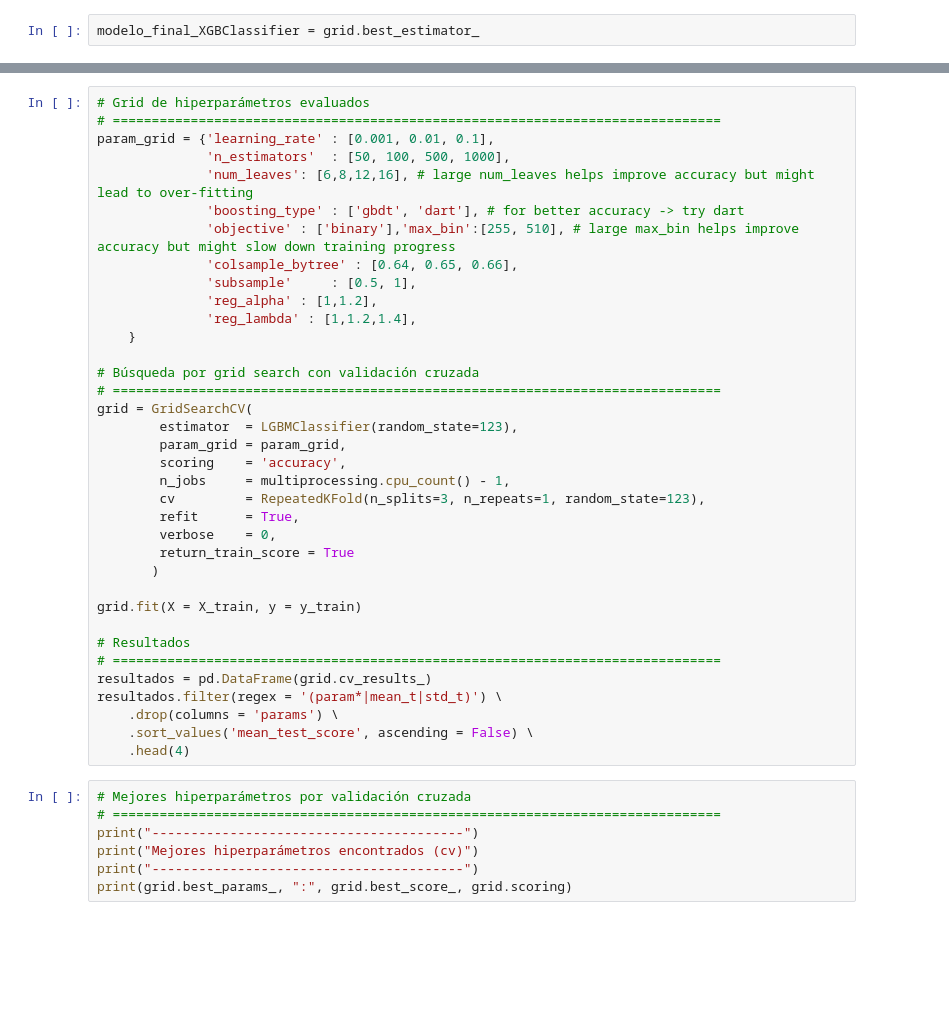
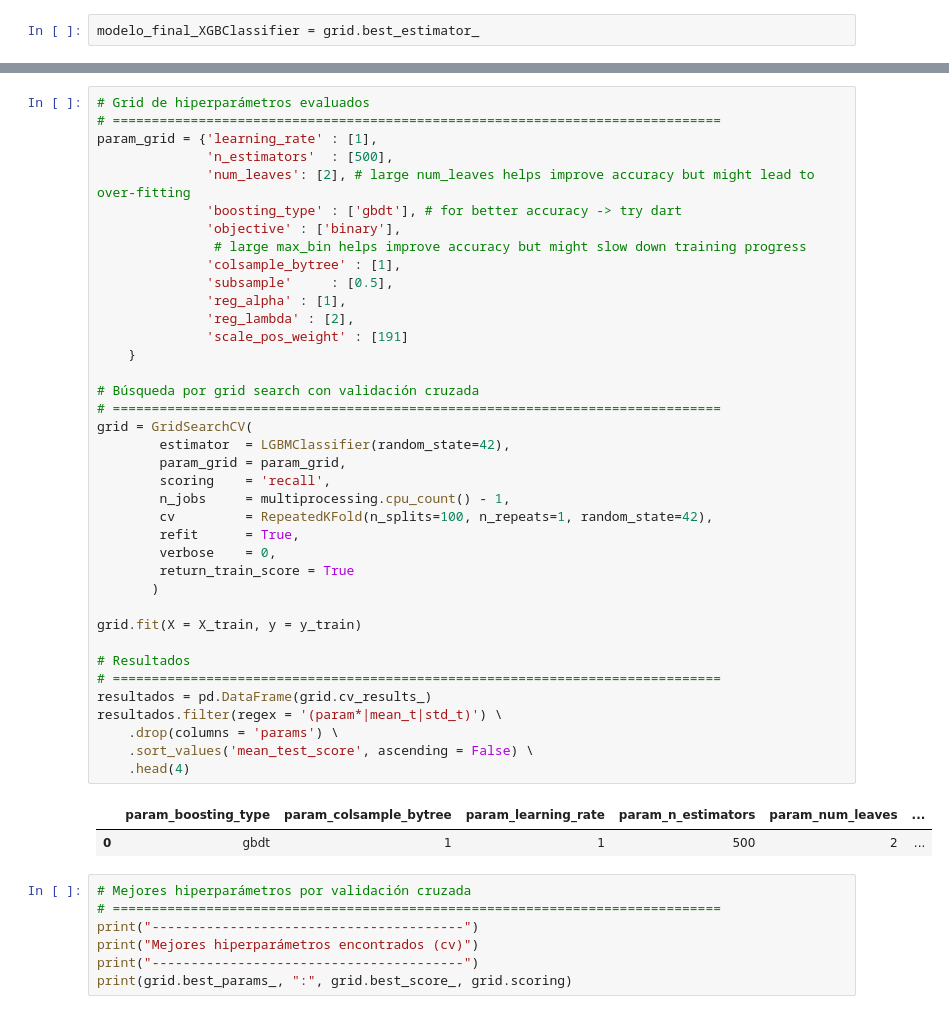
Before and after one commit to Factoria-F5-AI-Bootcamp-1-Edicion/Equipo_Rignon, a Jupyter notebook: Rignon.ipynb, the cells around one changed output, grey strips where cells are left out. Saved outputs shown, nothing was run; the diff lists cells and outputs as text; blank space fills up the shorter version.

```diff
--- a/Rignon.ipynb
+++ b/Rignon.ipynb
@@ -841,39 +859,44 @@ modelo_final_XGBClassifier = grid.best_estimator_
 # %%
 # Grid de hiperparámetros evaluados
 # ==============================================================================
-param_grid = {'learning_rate' : [0.001, 0.01, 0.1],
-              'n_estimators'  : [50, 100, 500, 1000],
-              'num_leaves': [6,8,12,16], # large num_leaves helps improve accuracy but might lead to over-fitting
-              'boosting_type' : ['gbdt', 'dart'], # for better accuracy -> try dart
-              'objective' : ['binary'],'max_bin':[255, 510], # large max_bin helps improve accuracy but might slow down training progress
-              'colsample_bytree' : [0.64, 0.65, 0.66],
-              'subsample'     : [0.5, 1],
-              'reg_alpha' : [1,1.2],
-              'reg_lambda' : [1,1.2,1.4],
+param_grid = {'learning_rate' : [1],
+              'n_estimators'  : [500],
+              'num_leaves': [2], # large num_leaves helps improve accuracy but might lead to over-fitting
+              'boosting_type' : ['gbdt'], # for better accuracy -> try dart
+              'objective' : ['binary'],
+               # large max_bin helps improve accuracy but might slow down training progress
+              'colsample_bytree' : [1],
+              'subsample'     : [0.5],
+              'reg_alpha' : [1],
+              'reg_lambda' : [2],
+              'scale_pos_weight' : [191]
     }
 
 # Búsqueda por grid search con validación cruzada
 # ==============================================================================
 grid = GridSearchCV(
-        estimator  = LGBMClassifier(random_state=123),
+        estimator  = LGBMClassifier(random_state=42),
         param_grid = param_grid,
-        scoring    = 'accuracy',
+        scoring    = 'recall',
         n_jobs     = multiprocessing.cpu_count() - 1,
-        cv         = RepeatedKFold(n_splits=3, n_repeats=1, random_state=123),
+        cv         = RepeatedKFold(n_splits=100, n_repeats=1, random_state=42),
         refit      = True,
         verbose    = 0,
         return_train_score = True
        )
 
 grid.fit(X = X_train, y = y_train)
 
 # Resultados
 # ==============================================================================
 resultados = pd.DataFrame(grid.cv_results_)
 resultados.filter(regex = '(param*|mean_t|std_t)') \
     .drop(columns = 'params') \
     .sort_values('mean_test_score', ascending = False) \
     .head(4)
+# %% [output]
+|  | param_boosting_type | param_colsample_bytree | param_learning_rate | param_n_estimators | param_num_leaves | ... |
+| 0 | gbdt | 1 | 1 | 500 | 2 | ... |
 # %%
 # Mejores hiperparámetros por validación cruzada
 # ==============================================================================
```
Also changed, not shown: parts of 12 cells of this notebook.
